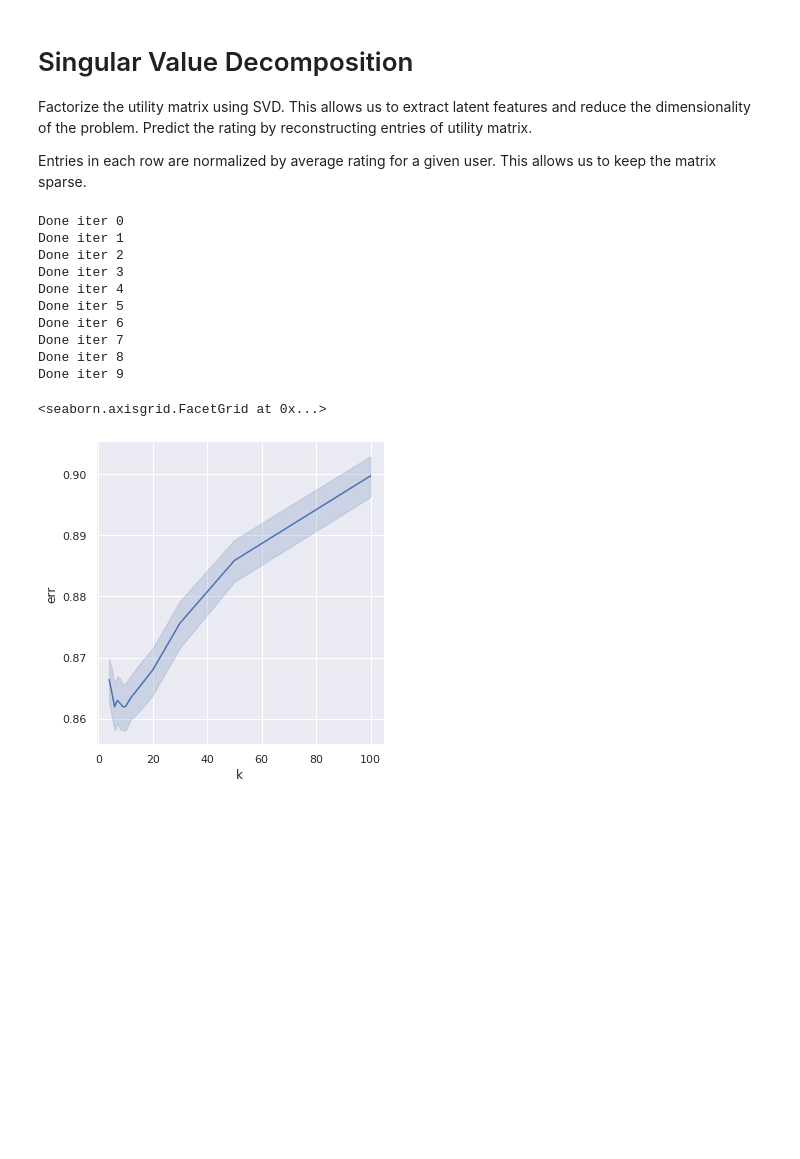
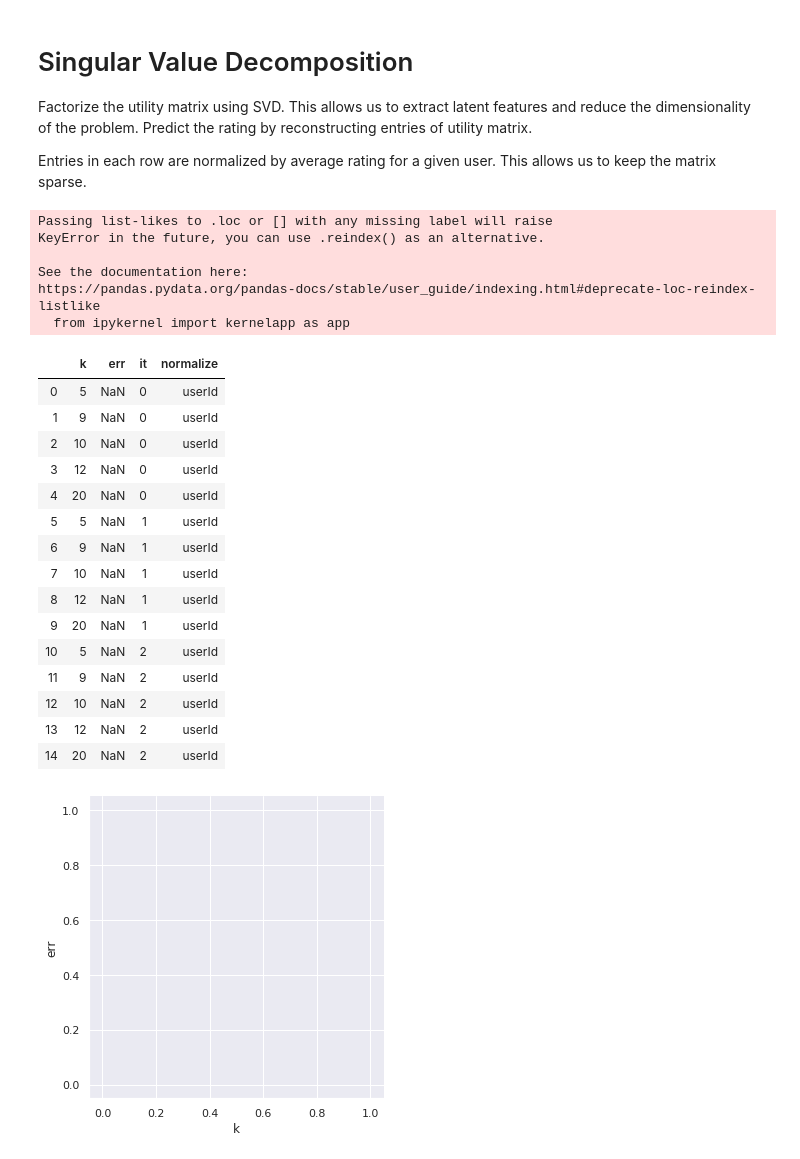
Before and after one commit to mbuszka/ml-project, a Jupyter notebook: recommendation.ipynb, the cells around one changed output. Cells and saved outputs as stored; diff of their text form; code cells hidden in the pictures; blank space fills up the shorter version.

```diff
--- a/recommendation.ipynb
+++ b/recommendation.ipynb
@@ -33,15 +37,22 @@ sns.set()
 # %%
 import util
 
-def load_data(size='small', test_size=0.3):
+def load_data(size='small', test_size=0.3, normalize='none'):
     ratings = util.read_files(size=size)[0]
     movie_counts = ratings.groupby('movieId').count()
     good_movies = set(movie_counts[movie_counts['userId'] > 20].index)
-    # print(len(good_movies))
     ratings = ratings[ratings.movieId.isin(good_movies)]
     indices = np.unique(ratings['movieId'].values, return_inverse=True)[1]
     ratings['movieId'] = indices.astype('int32')
-    return train_test_split(ratings, test_size=test_size)
+    train, test = train_test_split(ratings, test_size=test_size)
+    train, test = train.copy(), test.copy()
+    if normalize == 'movieId' or normalize == 'userId':
+        means = train.groupby(normalize)['rating'].mean()
+        train['rating'] = train['rating'] - means.loc[train[normalize].array].values
+        test['normalization_delta'] = means.loc[test[normalize].array].values
+    else:
+        test['normalization_delta'] = 0
+    return train, test
 # %% [markdown]
 # Item-item collaborative filtering
 First precompute similarity matrix between all items
@@ -170,46 +200,54 @@ entries of utility matrix.
 Entries in each row are normalized by average rating for a given user.
 This allows us to keep the matrix sparse.
 # %%
-def predict(user, movie, user_mean, u, vt):
-    return user_mean[user] + u[user, :] @ vt[:, movie]
+err_svd = []
+cases = [(it, norm) for it in range(3) for norm in ['userId']]
 
-err_svd = []
-
-for it in range(10):
-    ratings, test = load_data(size='small', test_size=0.1)
-    user_mean = ratings.groupby('userId')['rating'].mean()
-    means = user_mean.loc[ratings['userId'].array].values
-    ratings['rating'] = ratings['rating'] - means
+for it, normalize in tqdm(cases):
+    train, test = load_data(size='big', test_size=0.1, normalize=normalize)
     utility = coo_matrix(
-            (ratings['rating'], (ratings['userId'], ratings['movieId']))
-            ).tocsr()
-    for k in [4, 5, 6, 7, 8, 9, 10, 12, 15, 20, 30, 50, 100]:
+        (train['rating'], (train['userId'], train['movieId']))
+        ).tocsr()
+    for k in [5, 9, 10, 12, 20]:
         u, s, vt = sa.svds(utility, k=k)
         u = u @ np.diag(s)
         s = 0
         num_samples = len(test.index)
         for r in test.itertuples():
-            p = predict(r.userId, r.movieId, user_mean, u, vt)
+            p = r.normalization_delta + u[r.userId, :] @ vt[:, r.movieId]
             s += np.float64((p - r.rating) ** 2)
         s /= num_samples
         s = np.sqrt(s)
-        err_svd.append({ 'k': k, 'err': s, 'it': it })
-    print(f'Done iter {it}')
+        err_svd.append({ 'k': k, 'err': s, 'it': it, 'normalize': normalize })
+    # print(f'Done iter {it}')
 
 err_svd = pd.DataFrame(err_svd)
 # %% [output]
-Done iter 0
-Done iter 1
-Done iter 2
-Done iter 3
-Done iter 4
-Done iter 5
-Done iter 6
-Done iter 7
-Done iter 8
-Done iter 9
+Passing list-likes to .loc or [] with any missing label will raise
+KeyError in the future, you can use .reindex() as an alternative.
+
+See the documentation here:
+https://pandas.pydata.org/pandas-docs/stable/user_guide/indexing.html#deprecate-loc-reindex-listlike
+  from ipykernel import kernelapp as app
 # %%
-sns.relplot(data=err_svd, x='k', y='err', kind='line')
+data = err_svd[err_svd['normalize'] != 'none']
+sns.relplot(data=data, x='k', y='err', kind='line')
+data
 # %% [output]
-<seaborn.axisgrid.FacetGrid at 0x...>
+|  | k | err | it | normalize |
+| 0 | 5 | NaN | 0 | userId |
+| 1 | 9 | NaN | 0 | userId |
+| 2 | 10 | NaN | 0 | userId |
+| 3 | 12 | NaN | 0 | userId |
+| 4 | 20 | NaN | 0 | userId |
+| 5 | 5 | NaN | 1 | userId |
+| 6 | 9 | NaN | 1 | userId |
+| 7 | 10 | NaN | 1 | userId |
+| 8 | 12 | NaN | 1 | userId |
+| 9 | 20 | NaN | 1 | userId |
+| 10 | 5 | NaN | 2 | userId |
+| 11 | 9 | NaN | 2 | userId |
+| 12 | 10 | NaN | 2 | userId |
+| 13 | 12 | NaN | 2 | userId |
+| 14 | 20 | NaN | 2 | userId |
-[figure, old version]
+[figure, new version]
```
Also changed, not shown: parts of 7 cells of this notebook.
